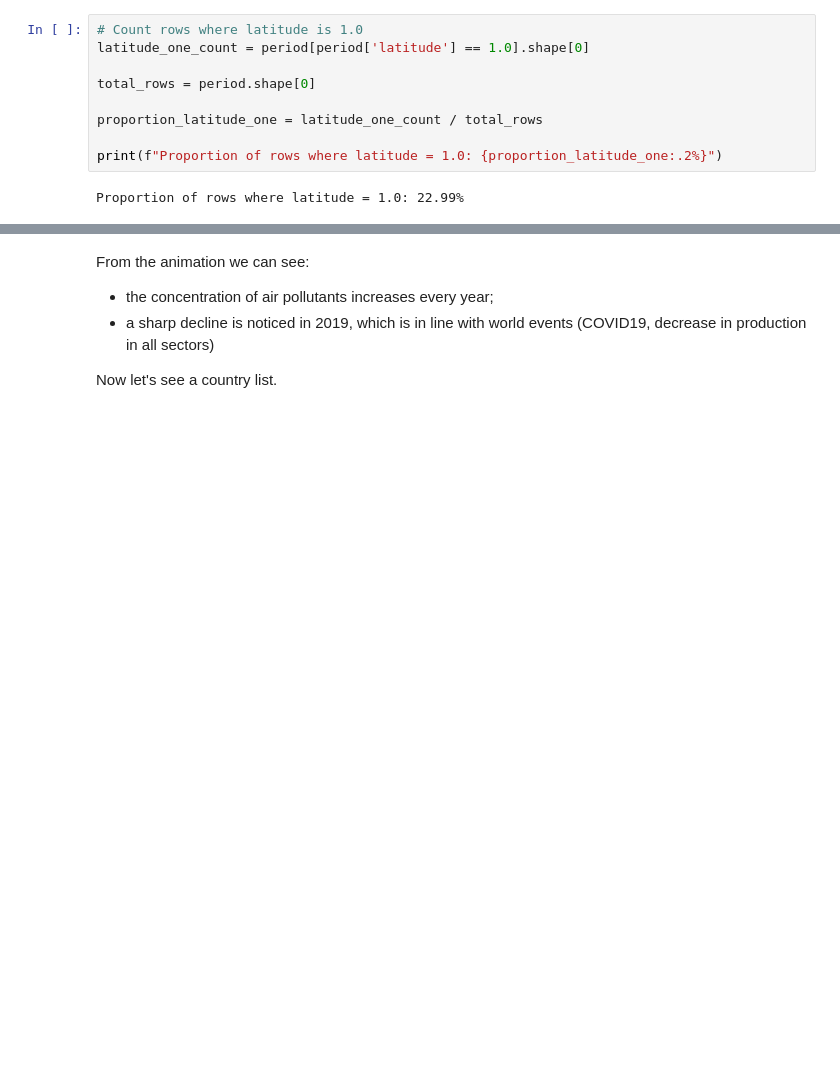
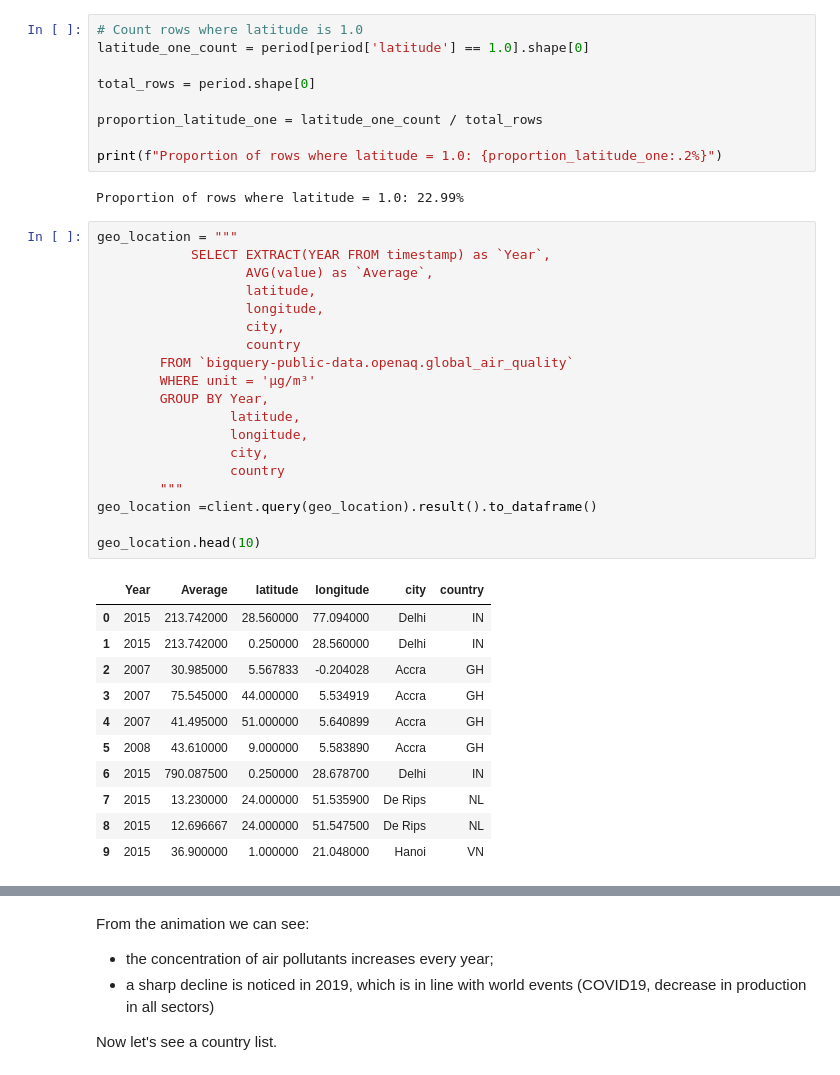
Before and after one commit to NadzeyaShastak/Jupyter-portfolio, a Jupyter notebook: air-polution-analysis-on-air-quality.ipynb, the cells around one changed output, grey strips where cells are left out. Saved outputs shown, nothing was run; the diff lists cells and outputs as text; blank space fills up the shorter version.

Commit message:
Kaggle Notebook |  Analysis on Air Quality | Version 5

```diff
--- a/air-polution-analysis-on-air-quality.ipynb
+++ b/air-polution-analysis-on-air-quality.ipynb
@@ -220,3 +229,34 @@ proportion_latitude_one = latitude_one_count / total_rows
 print(f"Proportion of rows where latitude = 1.0: {proportion_latitude_one:.2%}")
 # %% [output]
 Proportion of rows where latitude = 1.0: 22.99%
+# %%
+geo_location = """
+            SELECT EXTRACT(YEAR FROM timestamp) as `Year`,
+                   AVG(value) as `Average`,
+                   latitude,
+                   longitude,
+                   city,
+                   country
+        FROM `bigquery-public-data.openaq.global_air_quality`
+        WHERE unit = 'µg/m³'
+        GROUP BY Year,
+                 latitude,
+                 longitude,
+                 city,
+                 country
+        """
+geo_location =client.query(geo_location).result().to_dataframe()
+
+geo_location.head(10)
+# %% [output]
+|  | Year | Average | latitude | longitude | city | country |
+| 0 | 2015 | 213.742000 | 28.560000 | 77.094000 | Delhi | IN |
+| 1 | 2015 | 213.742000 | 0.250000 | 28.560000 | Delhi | IN |
+| 2 | 2007 | 30.985000 | 5.567833 | -0.204028 | Accra | GH |
+| 3 | 2007 | 75.545000 | 44.000000 | 5.534919 | Accra | GH |
+| 4 | 2007 | 41.495000 | 51.000000 | 5.640899 | Accra | GH |
+| 5 | 2008 | 43.610000 | 9.000000 | 5.583890 | Accra | GH |
+| 6 | 2015 | 790.087500 | 0.250000 | 28.678700 | Delhi | IN |
+| 7 | 2015 | 13.230000 | 24.000000 | 51.535900 | De Rips | NL |
+| 8 | 2015 | 12.696667 | 24.000000 | 51.547500 | De Rips | NL |
+| 9 | 2015 | 36.900000 | 1.000000 | 21.048000 | Hanoi | VN |
```
Also changed, not shown: parts of 19 cells of this notebook.
